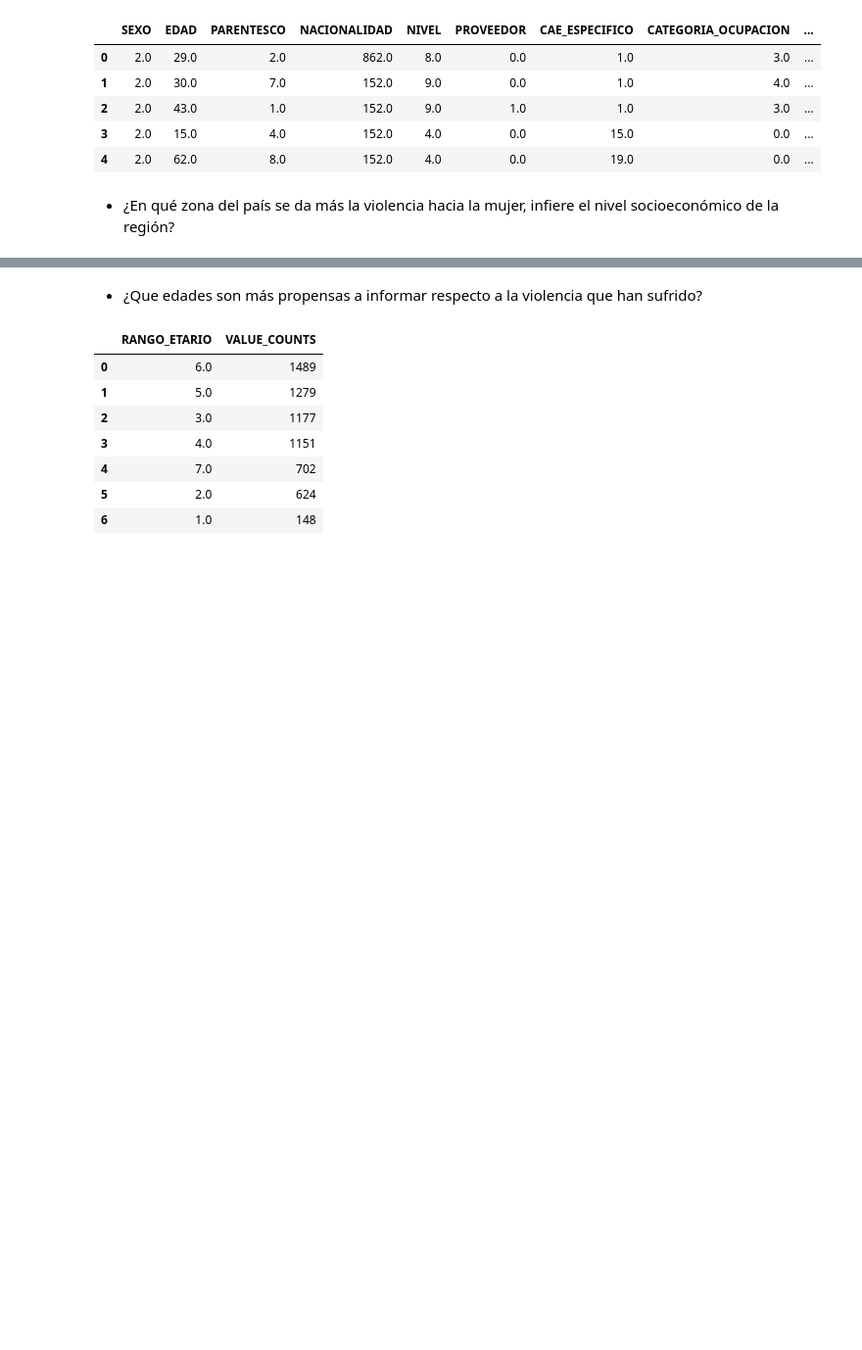
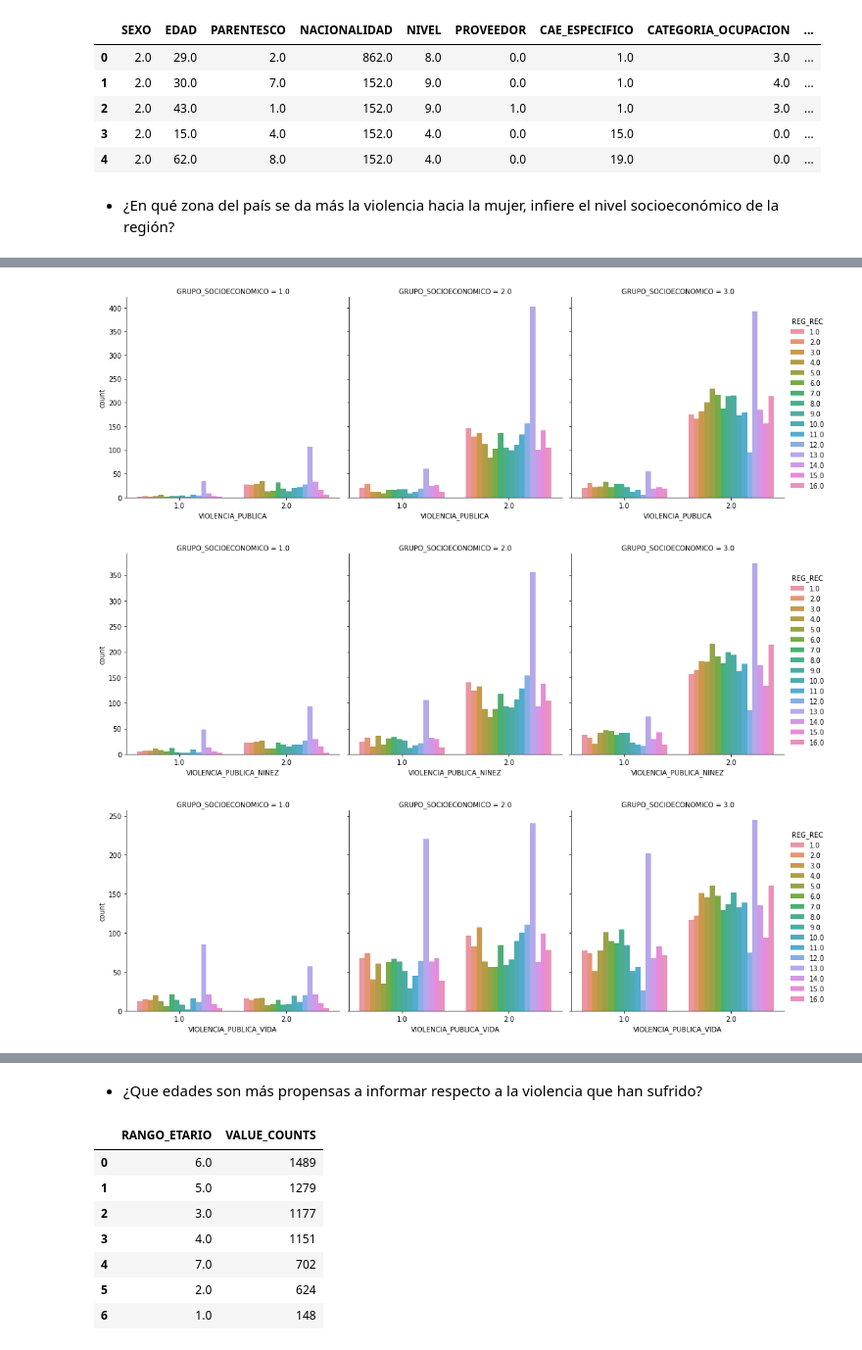
Before and after one commit to LunaGarces/Proyecto_Intro_Cn_Datos, a Jupyter notebook: Analisis y Construcción.ipynb, the cells around one changed output, grey strips where cells are left out. Shown at 98% size. Drawn from its saved outputs; the diff is of its cells as text; code cells hidden in the pictures; blank space fills up the shorter version.

```diff
--- a/Analisis y Construcción.ipynb
+++ b/Analisis y Construcción.ipynb
@@ -58,0 +107,7 @@ data_ingresos.head()
+# %%
+cols = ['VIOLENCIA_PUBLICA',
+           'VIOLENCIA_PUBLICA_NINEZ', 'VIOLENCIA_PUBLICA_VIDA',
+           'VIOLENCIA_LABORAL_ANIO', 'VIOLENCIA_LABORAL_NINEZ',
+           'VIOLENCIA_LABORAL_VIDA','VIOLENCIA_ECONOMICA', 'DEPENDENCIA_ECONOMICA']
+
+data_vif[cols].head()
@@ -58,0 +140,9 @@ data_ingresos.head()
+# %%
+for i in cols[0:3]:
+    ax =  sns.catplot(x= i, hue= 'REG_REC', col = 'GRUPO_SOCIOECONOMICO' , kind="count", data = data_vif)
+    ax.fig.set_figwidth(15)
+    ax.fig.set_figheight(5)
+# %% [output]
+[figure, added]
+[figure, added]
+[figure, added]
```
Also changed, not shown: parts of 16 cells of this notebook.
